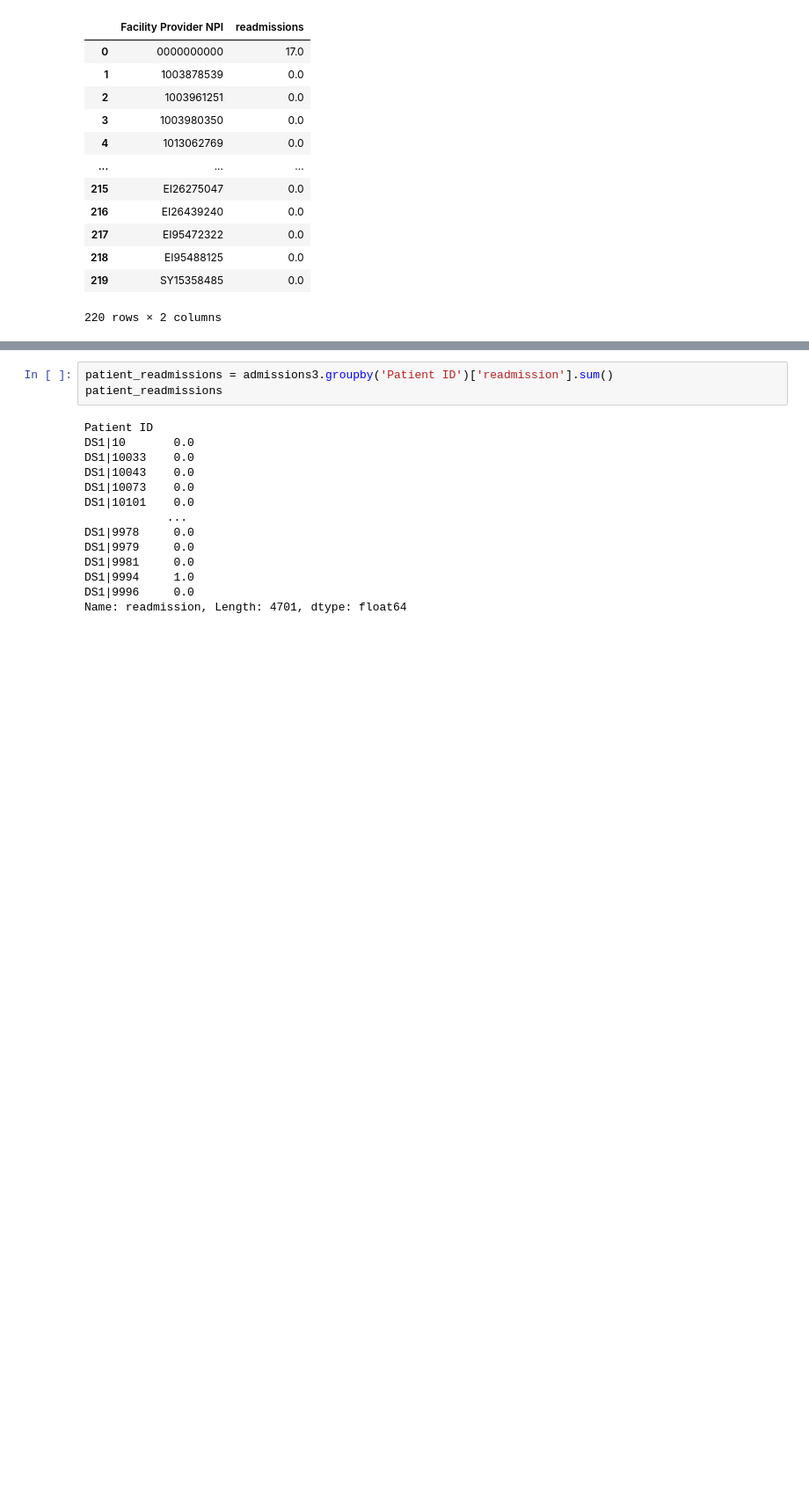
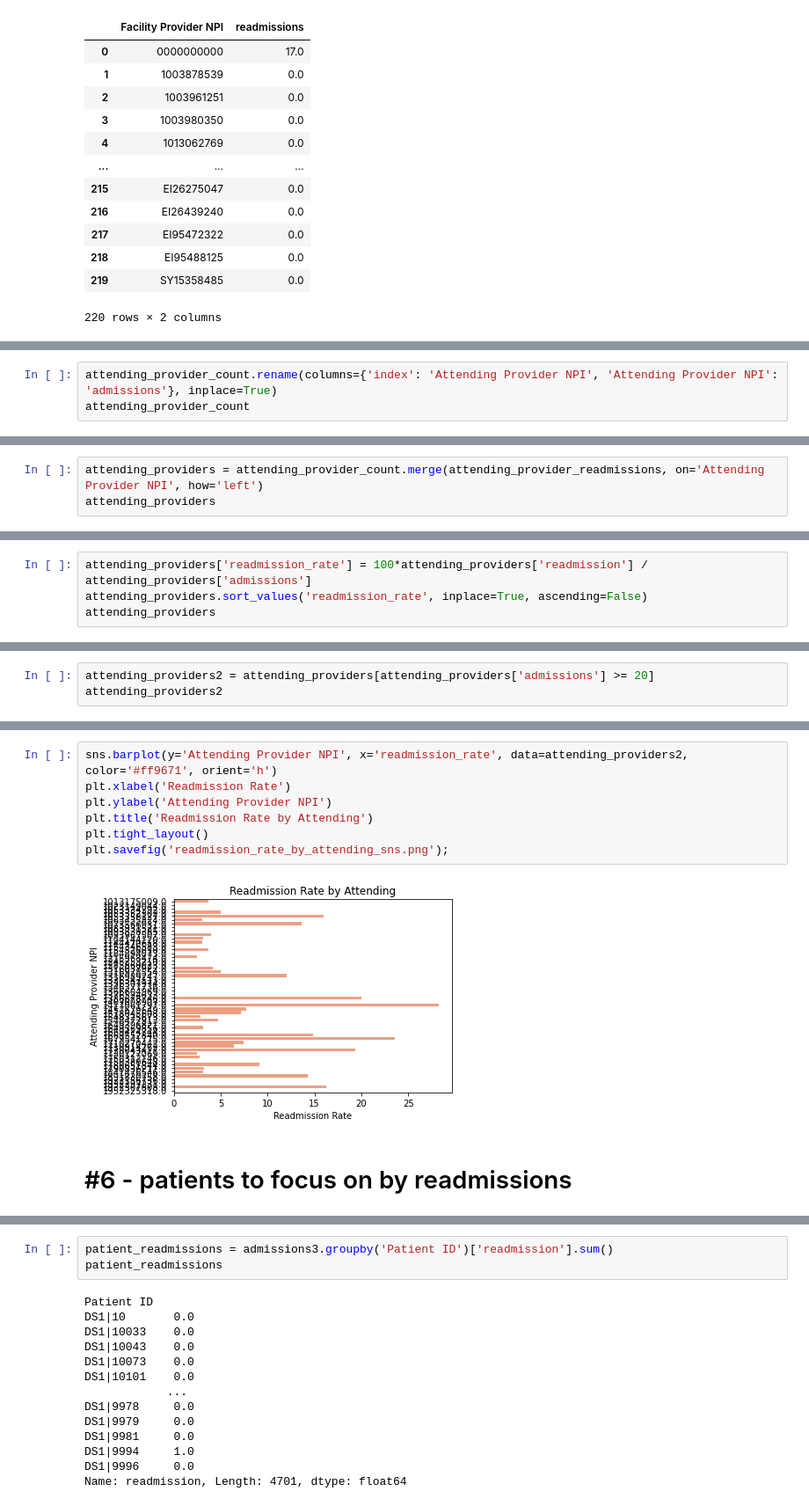
Before and after one commit to Engu12/hospital-readmission_pandas, a Jupyter notebook: hilber_notebook.ipynb, the cells around one changed output, grey strips where cells are left out. Shown at 88% size. Cells and saved outputs as stored; diff of their text form; blank space fills up the shorter version.

```diff
--- a/hilber_notebook.ipynb
+++ b/hilber_notebook.ipynb
@@ -474,0 +520,3 @@ plt.savefig('readmission_rate_by_hospital.png');
+# %%
+attending_provider_count.rename(columns={'index': 'Attending Provider NPI', 'Attending Provider NPI': 'admissions'}, inplace=True)
+attending_provider_count
@@ -474,0 +537,3 @@ plt.savefig('readmission_rate_by_hospital.png');
+# %%
+attending_providers = attending_provider_count.merge(attending_provider_readmissions, on='Attending Provider NPI', how='left')
+attending_providers
@@ -474,0 +554,4 @@ plt.savefig('readmission_rate_by_hospital.png');
+# %%
+attending_providers['readmission_rate'] = 100*attending_providers['readmission'] / attending_providers['admissions']
+attending_providers.sort_values('readmission_rate', inplace=True, ascending=False)
+attending_providers
@@ -474,0 +572,3 @@ plt.savefig('readmission_rate_by_hospital.png');
+# %%
+attending_providers2 = attending_providers[attending_providers['admissions'] >= 20]
+attending_providers2
@@ -475,3 +593,14 @@ plt.savefig('readmission_rate_by_hospital.png');
+# %%
+sns.barplot(y='Attending Provider NPI', x='readmission_rate', data=attending_providers2, color='#ff9671', orient='h')
+plt.xlabel('Readmission Rate')
+plt.ylabel('Attending Provider NPI')
+plt.title('Readmission Rate by Attending')
+plt.tight_layout()
+plt.savefig('readmission_rate_by_attending_sns.png');
+# %% [output]
+[figure, added]
+# %% [markdown]
+# #6 - patients to focus on by readmissions
 # %%
 patient_count = admissions3['Patient ID'].value_counts()
 patient_count
```
Also changed, not shown: parts of 51 cells of this notebook, 6 other files.
